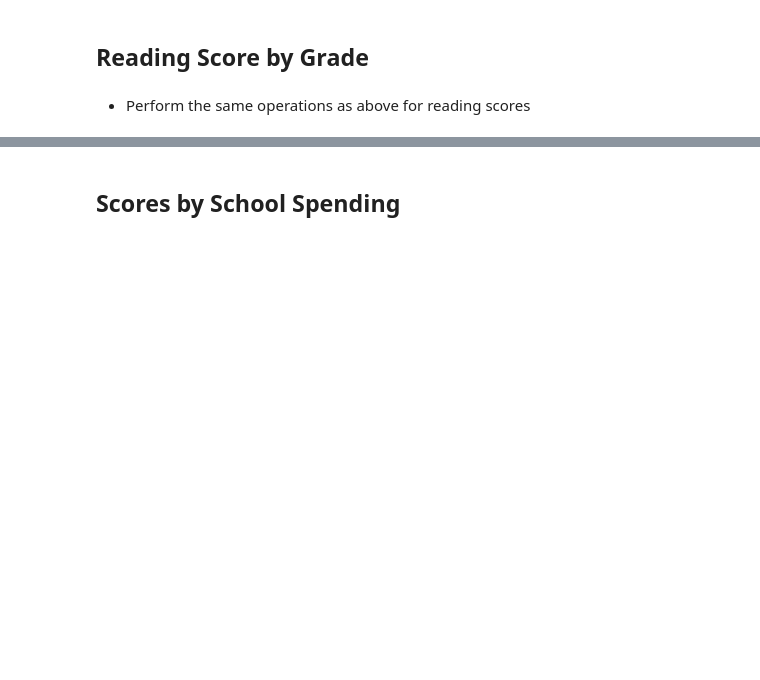
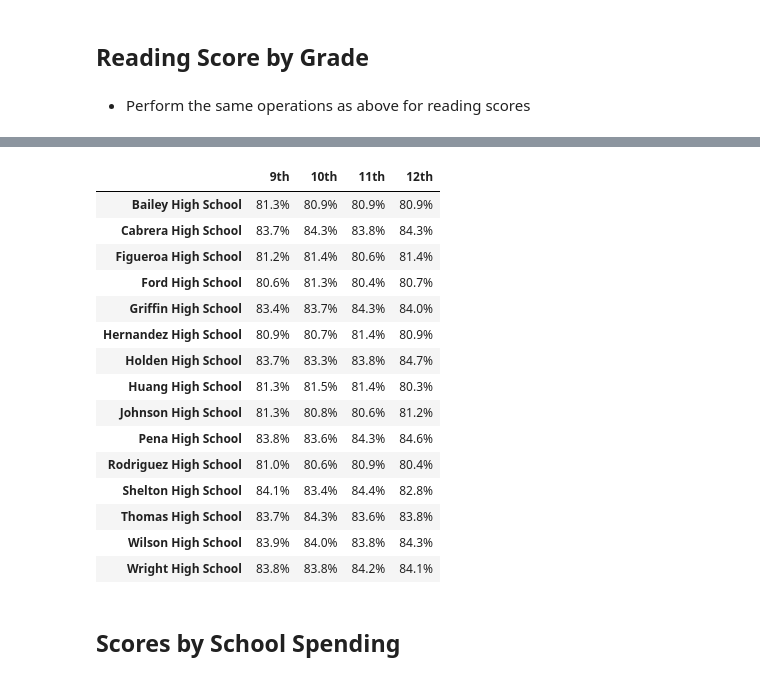
Before and after one commit to plowden/pandas-challenge, a Jupyter notebook: PyCitySchools/PyCitySchools.ipynb, the cells around one changed output, grey strips where cells are left out. Drawn from its saved outputs; the diff is of its cells as text; code cells hidden in the pictures; blank space fills up the shorter version.

```diff
--- a/PyCitySchools/PyCitySchools.ipynb
+++ b/PyCitySchools/PyCitySchools.ipynb
@@ -188,3 +258,57 @@ district_summary_df
+# %%
+# Create a pandas series for each grade. Hint: use a conditional statement.
+ninth = school_data_complete.loc[school_data_complete["grade"] == "9th"]
+tenth = school_data_complete.loc[school_data_complete["grade"] == "10th"]
+eleventh = school_data_complete.loc[school_data_complete["grade"] == "11th"]
+twelfth = school_data_complete.loc[school_data_complete["grade"] == "12th"]
+
+# Group each series by school
+ninth_reading = ninth.groupby("school_name")["reading_score"].sum() / \
+    ninth.groupby("school_name")["Student ID"].count()
+tenth_reading = tenth.groupby("school_name")["reading_score"].sum() / \
+    tenth.groupby("school_name")["Student ID"].count()
+eleventh_reading = eleventh.groupby("school_name")["reading_score"].sum() / \
+    eleventh.groupby("school_name")["Student ID"].count()
+twelfth_reading = twelfth.groupby("school_name")["reading_score"].sum() / \
+    twelfth.groupby("school_name")["Student ID"].count()
+
+# Combine the series into a dataframe
+reading_summary = pd.DataFrame ({ "School Name": "", "9th": [], "10th": [],"11th": [], "12th": []
+})
+reading_summary["School Name"] = school_data["school_name"]
+reading_summary["9th"] = [x for x in ninth_reading]
+reading_summary["10th"] = [x for x in tenth_reading]
+reading_summary["11th"] = [x for x in eleventh_reading]
+reading_summary["12th"] = [x for x in twelfth_reading]
+reading_summary = reading_summary.set_index("School Name")
+reading_summary.index.name = None
+
+# Optional: give the displayed data cleaner formatting
+
+reading_summary["9th"] = reading_summary["9th"].map("{:.1f}%".format)
+reading_summary["10th"] = reading_summary["10th"].map("{:.1f}%".format)
+reading_summary["11th"] = reading_summary["11th"].map("{:.1f}%".format)
+reading_summary["12th"] = reading_summary["12th"].map("{:.1f}%".format)
+
+
+reading_summary
+# %% [output]
+|  | 9th | 10th | 11th | 12th |
+| Bailey High School | 81.3% | 80.9% | 80.9% | 80.9% |
+| Cabrera High School | 83.7% | 84.3% | 83.8% | 84.3% |
+| Figueroa High School | 81.2% | 81.4% | 80.6% | 81.4% |
+| Ford High School | 80.6% | 81.3% | 80.4% | 80.7% |
+| Griffin High School | 83.4% | 83.7% | 84.3% | 84.0% |
+| Hernandez High School | 80.9% | 80.7% | 81.4% | 80.9% |
+| Holden High School | 83.7% | 83.3% | 83.8% | 84.7% |
+| Huang High School | 81.3% | 81.5% | 81.4% | 80.3% |
+| Johnson High School | 81.3% | 80.8% | 80.6% | 81.2% |
+| Pena High School | 83.8% | 83.6% | 84.3% | 84.6% |
+| Rodriguez High School | 81.0% | 80.6% | 80.9% | 80.4% |
+| Shelton High School | 84.1% | 83.4% | 84.4% | 82.8% |
+| Thomas High School | 83.7% | 84.3% | 83.6% | 83.8% |
+| Wilson High School | 83.9% | 84.0% | 83.8% | 84.3% |
+| Wright High School | 83.8% | 83.8% | 84.2% | 84.1% |
 # %% [markdown]
 ## Scores by School Spending
 # %% [markdown]
```
Also changed, not shown: parts of 13 cells of this notebook.
